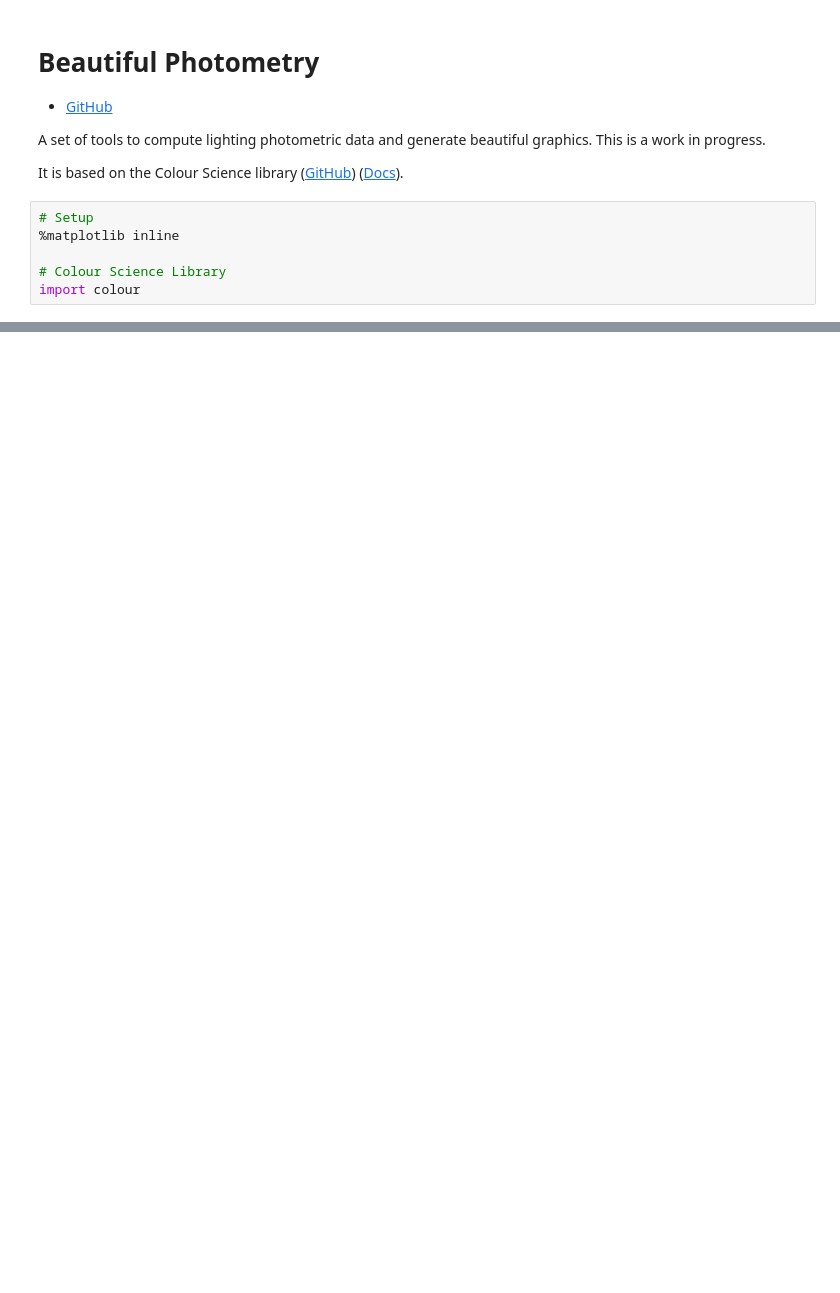
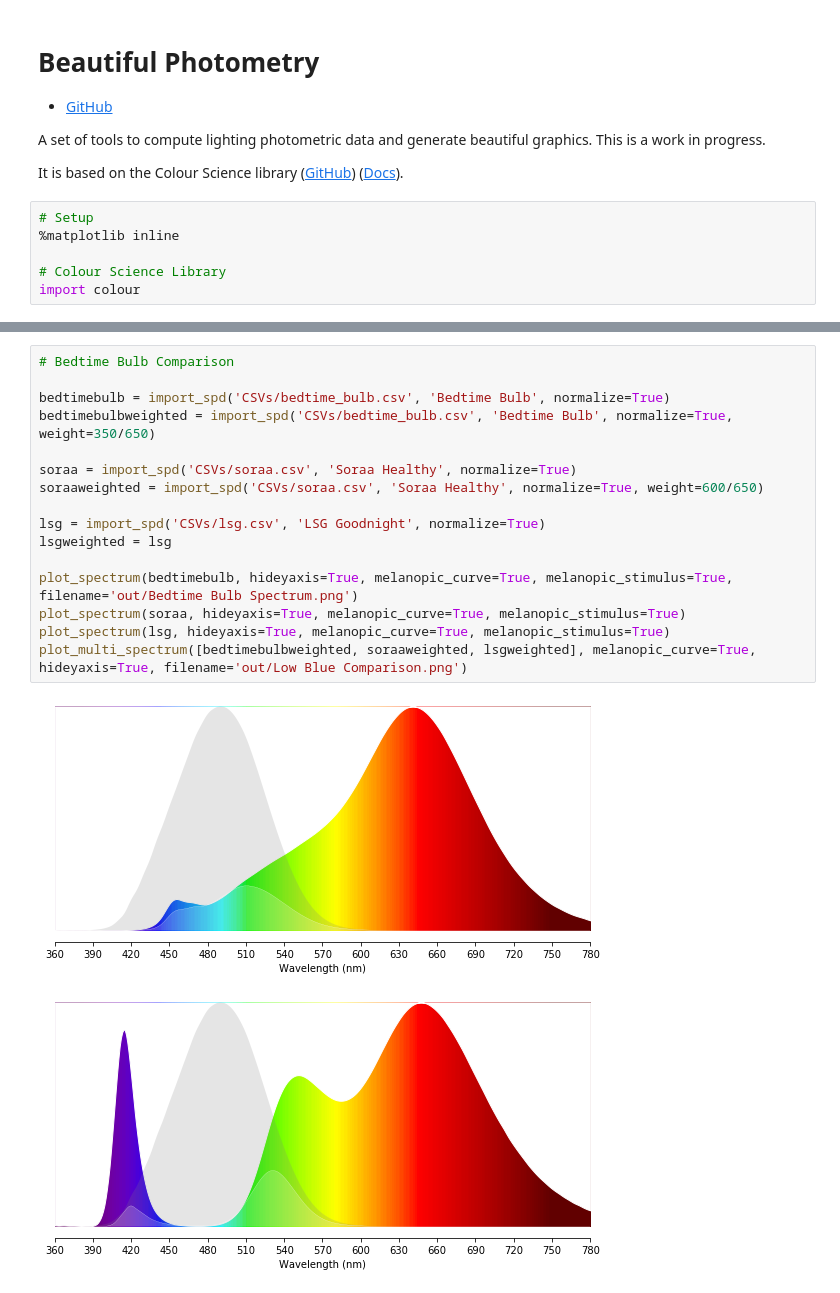
Before and after one commit to yeutterg/beautiful-photometry, a Jupyter notebook: beautiful-photometry.ipynb, the cells around one changed output, grey strips where cells are left out. Cells and saved outputs as stored; diff of their text form; blank space fills up the shorter version.

```diff
--- a/beautiful-photometry.ipynb
+++ b/beautiful-photometry.ipynb
@@ -47,0 +61,19 @@ plot_multi_spectrum([incandescent, halogen, led2700], melanopic_curve=True, hide
+# %%
+# Bedtime Bulb Comparison
+
+bedtimebulb = import_spd('CSVs/bedtime_bulb.csv', 'Bedtime Bulb', normalize=True)
+bedtimebulbweighted = import_spd('CSVs/bedtime_bulb.csv', 'Bedtime Bulb', normalize=True, weight=350/650)
+
+soraa = import_spd('CSVs/soraa.csv', 'Soraa Healthy', normalize=True)
+soraaweighted = import_spd('CSVs/soraa.csv', 'Soraa Healthy', normalize=True, weight=600/650)
+
+lsg = import_spd('CSVs/lsg.csv', 'LSG Goodnight', normalize=True)
+lsgweighted = lsg
+
+plot_spectrum(bedtimebulb, hideyaxis=True, melanopic_curve=True, melanopic_stimulus=True, filename='out/Bedtime Bulb Spectrum.png')
+plot_spectrum(soraa, hideyaxis=True, melanopic_curve=True, melanopic_stimulus=True)
+plot_spectrum(lsg, hideyaxis=True, melanopic_curve=True, melanopic_stimulus=True)
+plot_multi_spectrum([bedtimebulbweighted, soraaweighted, lsgweighted], melanopic_curve=True, hideyaxis=True, filename='out/Low Blue Comparison.png')
+# %% [output]
+[figure, added]
+[figure, added]
```
Also changed, not shown: parts of 11 cells of this notebook, 2 other files.
